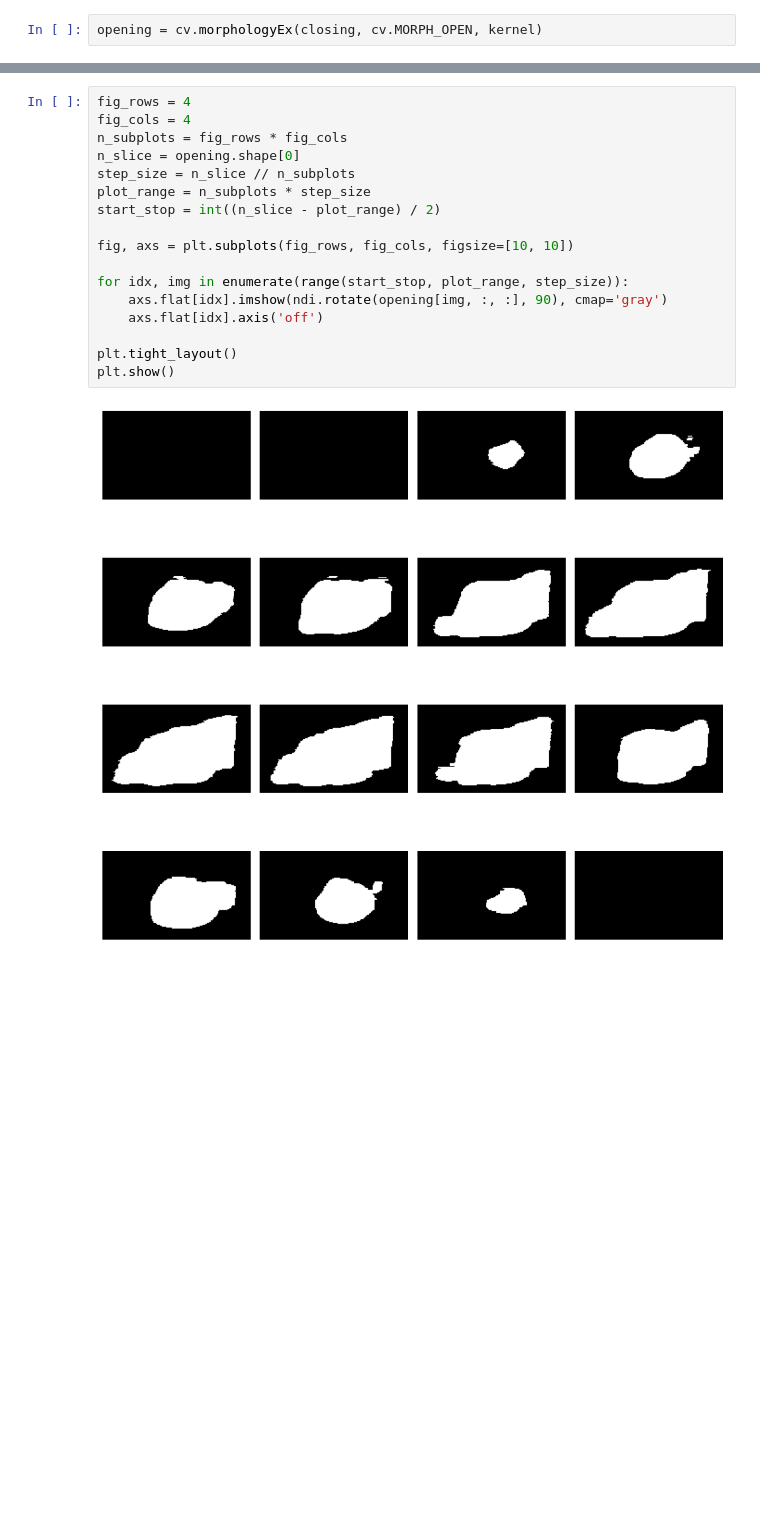
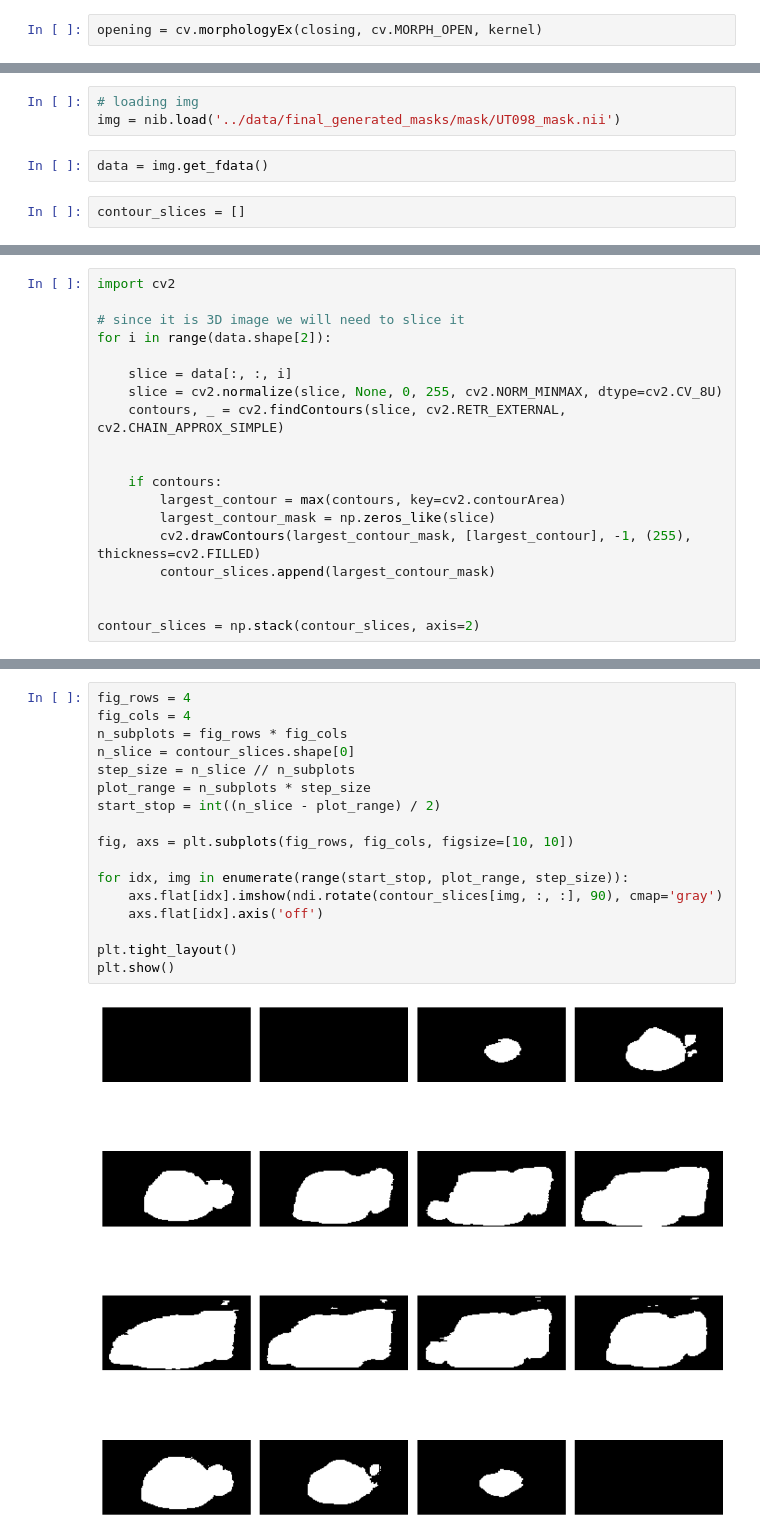
Before and after one commit to AnriiGegliuk/mice_MRI_analysis, a Jupyter notebook: notebooks/3d_vis.ipynb, the cells around one changed output, grey strips where cells are left out. Drawn from its saved outputs; the diff is of its cells as text; blank space fills up the shorter version.

```diff
--- a/notebooks/3d_vis.ipynb
+++ b/notebooks/3d_vis.ipynb
@@ -194,0 +188,7 @@ opening = cv.morphologyEx(closing, cv.MORPH_OPEN, kernel)
+# %%
+# loading img
+img = nib.load('../data/final_generated_masks/mask/UT098_mask.nii')
+# %%
+data = img.get_fdata()
+# %%
+contour_slices = []
@@ -194,0 +201,19 @@ opening = cv.morphologyEx(closing, cv.MORPH_OPEN, kernel)
+# %%
+import cv2
+
+# since it is 3D image we will need to slice it
+for i in range(data.shape[2]):
+
+    slice = data[:, :, i]
+    slice = cv2.normalize(slice, None, 0, 255, cv2.NORM_MINMAX, dtype=cv2.CV_8U)
+    contours, _ = cv2.findContours(slice, cv2.RETR_EXTERNAL, cv2.CHAIN_APPROX_SIMPLE)
+
+
+    if contours:
+        largest_contour = max(contours, key=cv2.contourArea)
+        largest_contour_mask = np.zeros_like(slice)
+        cv2.drawContours(largest_contour_mask, [largest_contour], -1, (255), thickness=cv2.FILLED)
+        contour_slices.append(largest_contour_mask)
+
+
+contour_slices = np.stack(contour_slices, axis=2)
@@ -195,19 +237,19 @@ opening = cv.morphologyEx(closing, cv.MORPH_OPEN, kernel)
 # %%
 fig_rows = 4
 fig_cols = 4
 n_subplots = fig_rows * fig_cols
-n_slice = opening.shape[0]
+n_slice = contour_slices.shape[0]
 step_size = n_slice // n_subplots
 plot_range = n_subplots * step_size
 start_stop = int((n_slice - plot_range) / 2)
 
 fig, axs = plt.subplots(fig_rows, fig_cols, figsize=[10, 10])
 
 for idx, img in enumerate(range(start_stop, plot_range, step_size)):
-    axs.flat[idx].imshow(ndi.rotate(opening[img, :, :], 90), cmap='gray')
+    axs.flat[idx].imshow(ndi.rotate(contour_slices[img, :, :], 90), cmap='gray')
     axs.flat[idx].axis('off')
 
 plt.tight_layout()
 plt.show()
 # %% [output]
-[figure, old version]
+[figure, new version]
```
Also changed, not shown: parts of 16 cells of this notebook.
